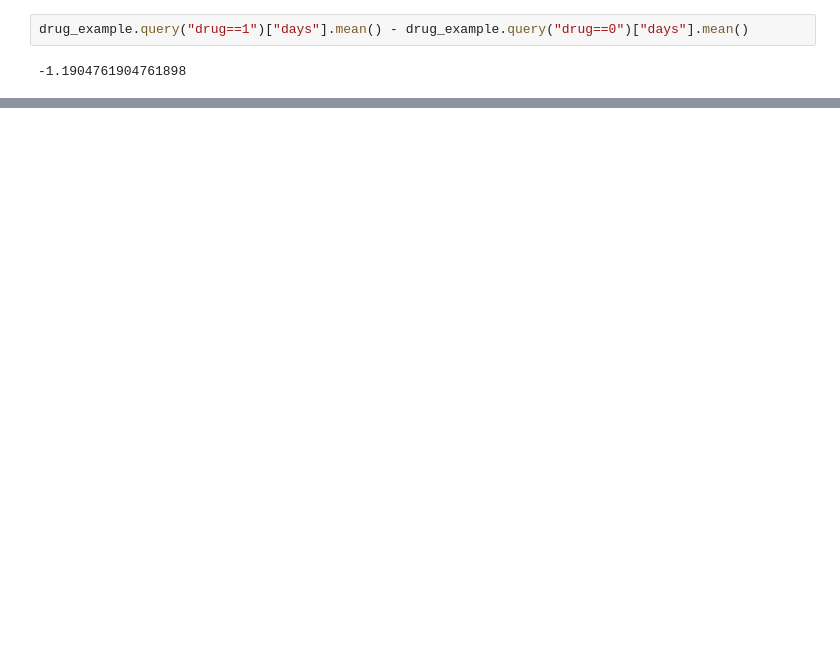
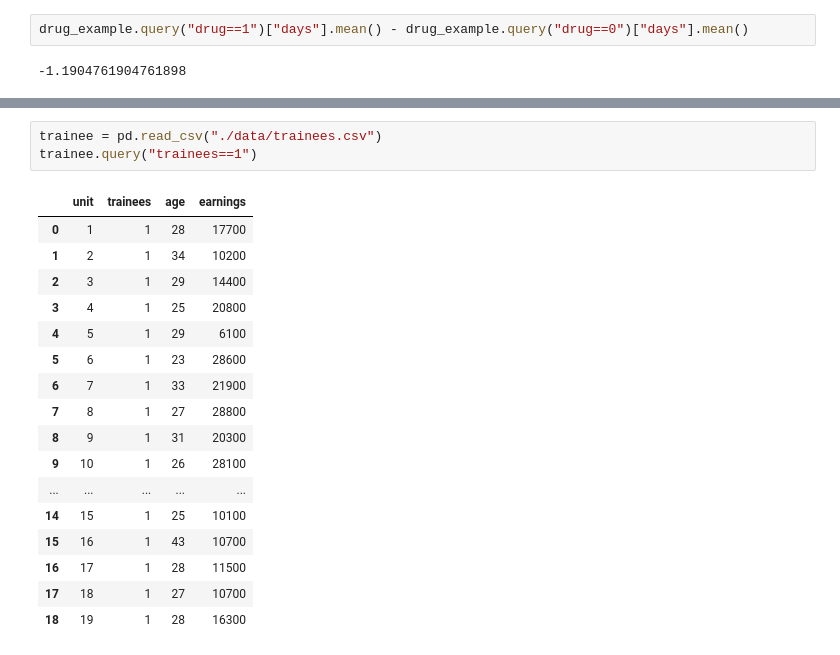
Before and after one commit to xieliaing/CausalInferenceIntro, a Jupyter notebook: chapters/10 第十章 匹配.ipynb, the cells around one changed output, grey strips where cells are left out. Cells and saved outputs as stored; diff of their text form; blank space fills up the shorter version.

```diff
--- a/chapters/10 第十章 匹配.ipynb
+++ b/chapters/10 第十章 匹配.ipynb
@@ -35,0 +89,21 @@ drug_example.query("drug==1")["days"].mean() - drug_example.query("drug==0")["da
+# %%
+trainee = pd.read_csv("./data/trainees.csv")
+trainee.query("trainees==1")
+# %% [output]
+|  | unit | trainees | age | earnings |
+| 0 | 1 | 1 | 28 | 17700 |
+| 1 | 2 | 1 | 34 | 10200 |
+| 2 | 3 | 1 | 29 | 14400 |
+| 3 | 4 | 1 | 25 | 20800 |
+| 4 | 5 | 1 | 29 | 6100 |
+| 5 | 6 | 1 | 23 | 28600 |
+| 6 | 7 | 1 | 33 | 21900 |
+| 7 | 8 | 1 | 27 | 28800 |
+| 8 | 9 | 1 | 31 | 20300 |
+| 9 | 10 | 1 | 26 | 28100 |
+| ... | ... | ... | ... | ... |
+| 14 | 15 | 1 | 25 | 10100 |
+| 15 | 16 | 1 | 43 | 10700 |
+| 16 | 17 | 1 | 28 | 11500 |
+| 17 | 18 | 1 | 27 | 10700 |
+| 18 | 19 | 1 | 28 | 16300 |
```
Also changed, not shown: parts of 24 cells of this notebook.
